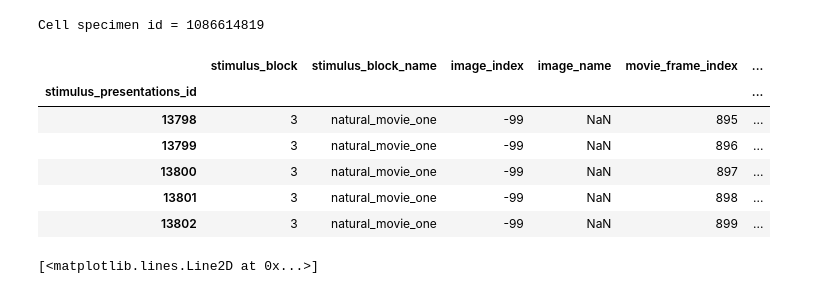
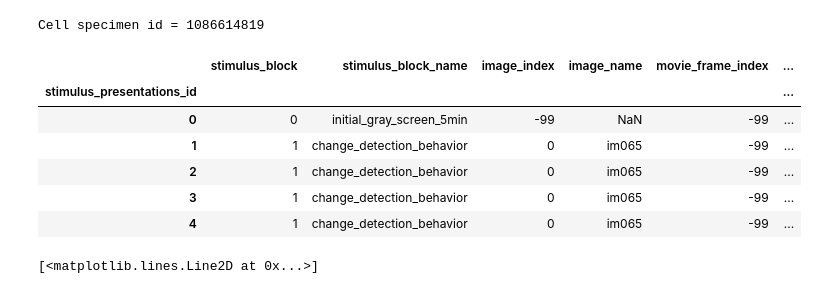
Before and after one commit to schewskone/allen-exporter, a Jupyter notebook: allensdk_export/example_experiment_export.ipynb, the cells around one changed output. Saved outputs shown, nothing was run; the diff lists cells and outputs as text; code cells hidden in the pictures.

```diff
--- a/allensdk_export/example_experiment_export.ipynb
+++ b/allensdk_export/example_experiment_export.ipynb
@@ -267,12 +267,12 @@ print('Cell specimen id = {}'.format(cell_specimen_id)) # print id
 # %% [output]
 Cell specimen id = 1086614819
 # %%
-stimulus_table.tail()
+stimulus_table.head()
 # %% [output]
 |  | stimulus_block | stimulus_block_name | image_index | image_name | movie_frame_index | ... |
 | stimulus_presentations_id |  |  |  |  |  | ... |
-| 13798 | 3 | natural_movie_one | -99 | NaN | 895 | ... |
-| 13799 | 3 | natural_movie_one | -99 | NaN | 896 | ... |
-| 13800 | 3 | natural_movie_one | -99 | NaN | 897 | ... |
-| 13801 | 3 | natural_movie_one | -99 | NaN | 898 | ... |
-| 13802 | 3 | natural_movie_one | -99 | NaN | 899 | ... |
+| 0 | 0 | initial_gray_screen_5min | -99 | NaN | -99 | ... |
+| 1 | 1 | change_detection_behavior | 0 | im065 | -99 | ... |
+| 2 | 1 | change_detection_behavior | 0 | im065 | -99 | ... |
+| 3 | 1 | change_detection_behavior | 0 | im065 | -99 | ... |
+| 4 | 1 | change_detection_behavior | 0 | im065 | -99 | ... |
```
Also changed, not shown: parts of 3 cells of this notebook, 3 other files.
